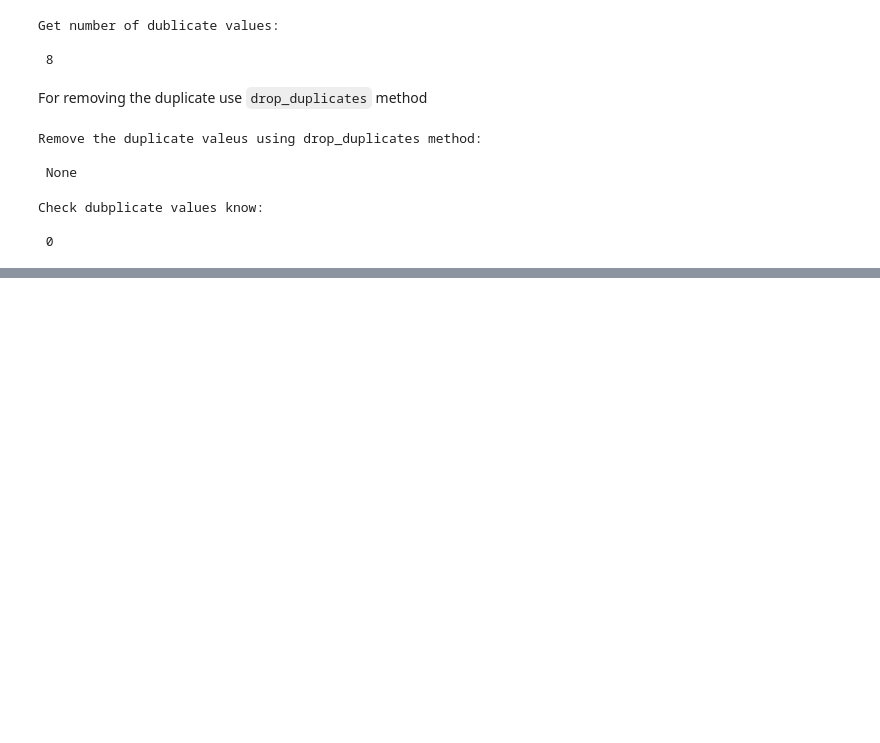
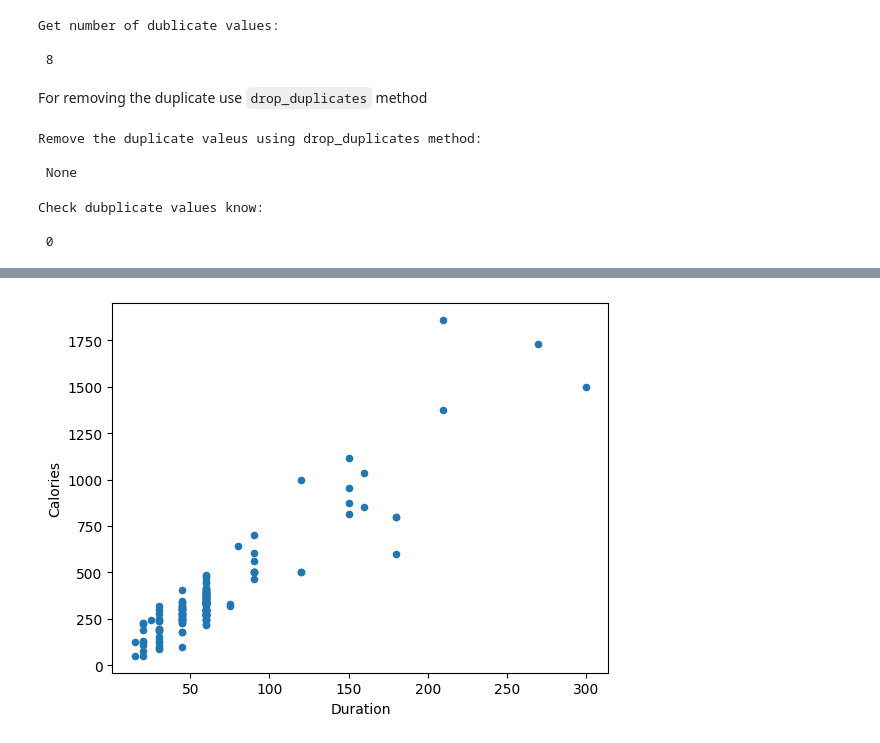
Before and after one commit to heysushil/w3pandas_tutorial_practice, a Jupyter notebook: index.ipynb, the cells around one changed output, grey strips where cells are left out. Cells and saved outputs as stored; diff of their text form; code cells hidden in the pictures; blank space fills up the shorter version.

```diff
--- a/index.ipynb
+++ b/index.ipynb
@@ -591,0 +657,5 @@ Check dubplicate values know:
+# %%
+df.plot(kind='scatter', x='Duration', y='Calories')
+plt.show()
+# %% [output]
+[figure, added]
```
Also changed, not shown: parts of 13 cells of this notebook, 1 other file.
